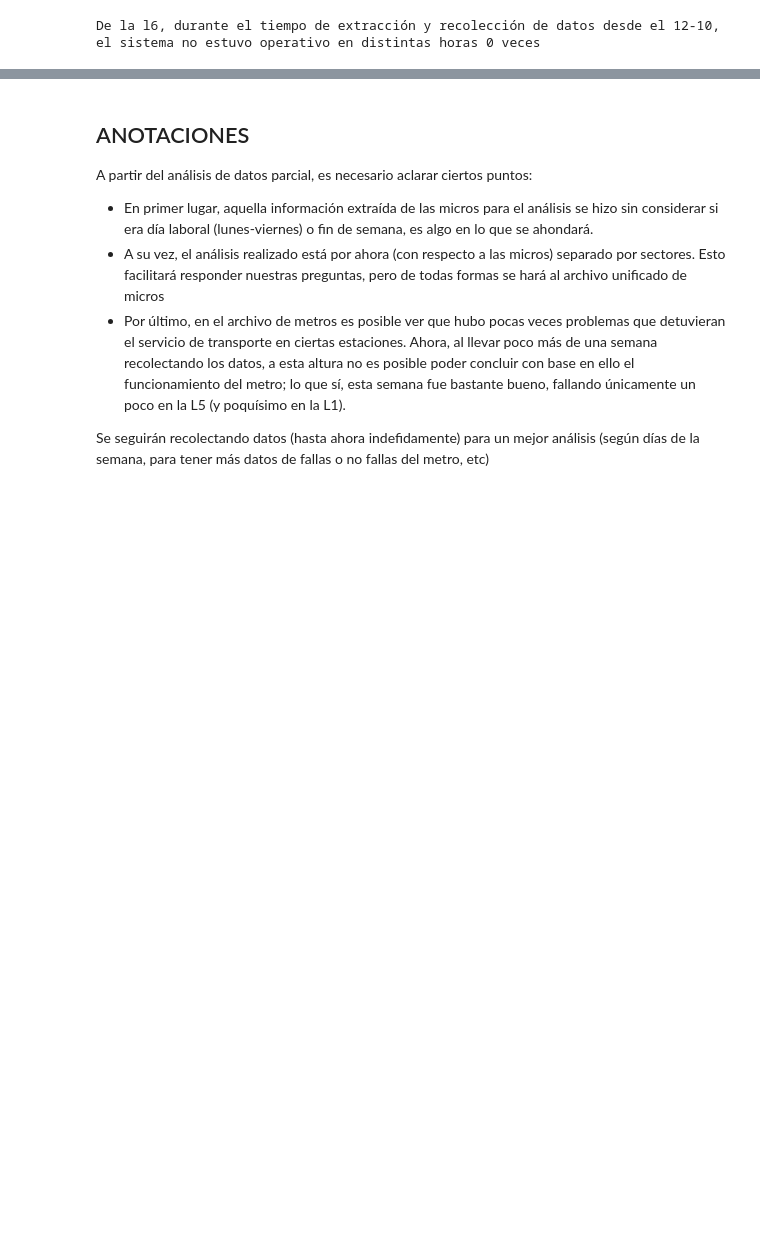
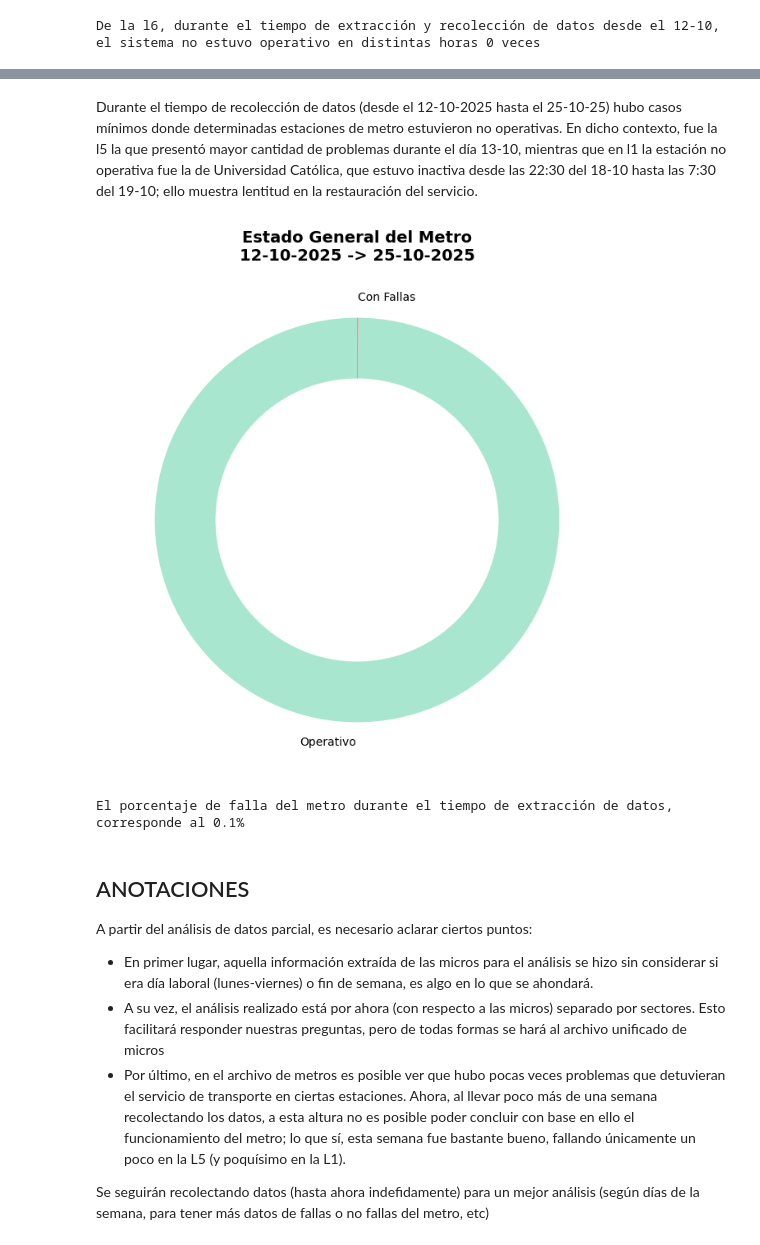
Before and after one commit to vpardoss/squadecaedro, a Jupyter notebook: notebooks/analisis_data.ipynb, the cells around one changed output, grey strips where cells are left out. Saved outputs shown, nothing was run; the diff lists cells and outputs as text; code cells hidden in the pictures; blank space fills up the shorter version.

```diff
--- a/notebooks/analisis_data.ipynb
+++ b/notebooks/analisis_data.ipynb
@@ -584,3 +589,28 @@ plt.show()
+# %% [markdown]
+Durante el tiempo de recolección de datos (desde el 12-10-2025 hasta el 25-10-25) hubo casos mínimos donde determinadas estaciones de metro estuvieron no operativas. En dicho contexto, fue la l5 la que presentó mayor cantidad de problemas durante el día 13-10, mientras que en l1 la estación no operativa fue la de Universidad Católica, que estuvo inactiva desde las 22:30 del 18-10 hasta las 7:30 del 19-10; ello muestra lentitud en la restauración del servicio.
+# %%
+fig, ax = plt.subplots(figsize=(8, 8))
+no_funcionan = len(metro_data[metro_data['status_code'] == 1])
+funcionan = len(metro_data) - no_funcionan
+valores = [funcionan, no_funcionan]
+etiquetas = ['Operativo', 'Con Fallas']
+colors = ['#A8E6CF', '#FF8B94']
+wedges, texts, autotexts = ax.pie(valores, labels=etiquetas, autopct='%1.1f%%',
+                                 colors=colors, startangle=90,
+                                 wedgeprops=dict(width=0.3))
+for autotext in autotexts:
+    autotext.set_color('white')
+    autotext.set_fontweight('bold')
+    autotext.set_fontsize(12)
+
+plt.title('Estado General del Metro\n12-10-2025 -> 25-10-2025', fontsize=14, fontweight='bold')
+plt.show()
+# %% [output]
+[figure, added]
+# %%
+print(f'El porcentaje de falla del metro durante el tiempo de extracción de datos, corresponde al {round((no_funcionan/len(metro_data)) * 100, 2)}%')
+# %% [output]
+El porcentaje de falla del metro durante el tiempo de extracción de datos, corresponde al 0.1%
 # %% [markdown]
 ## ANOTACIONES
 A partir del análisis de datos parcial, es necesario aclarar ciertos puntos:
```
Also changed, not shown: parts of 2 cells of this notebook.
